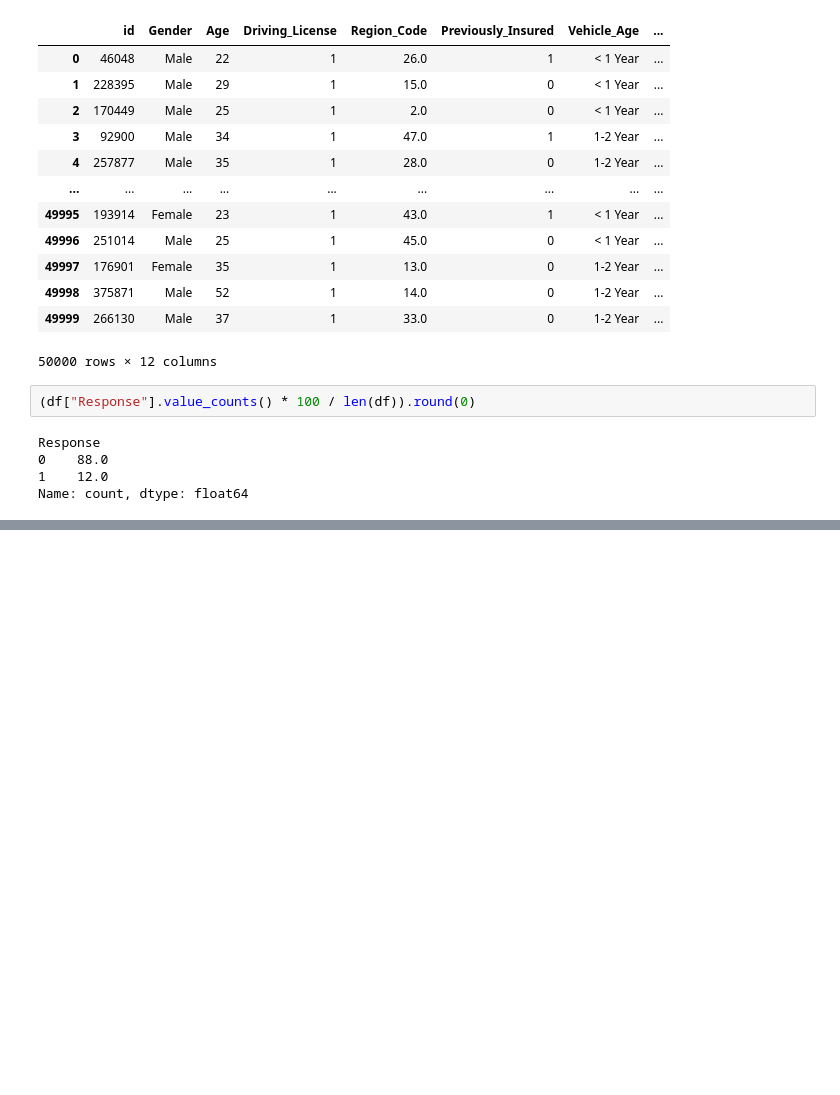
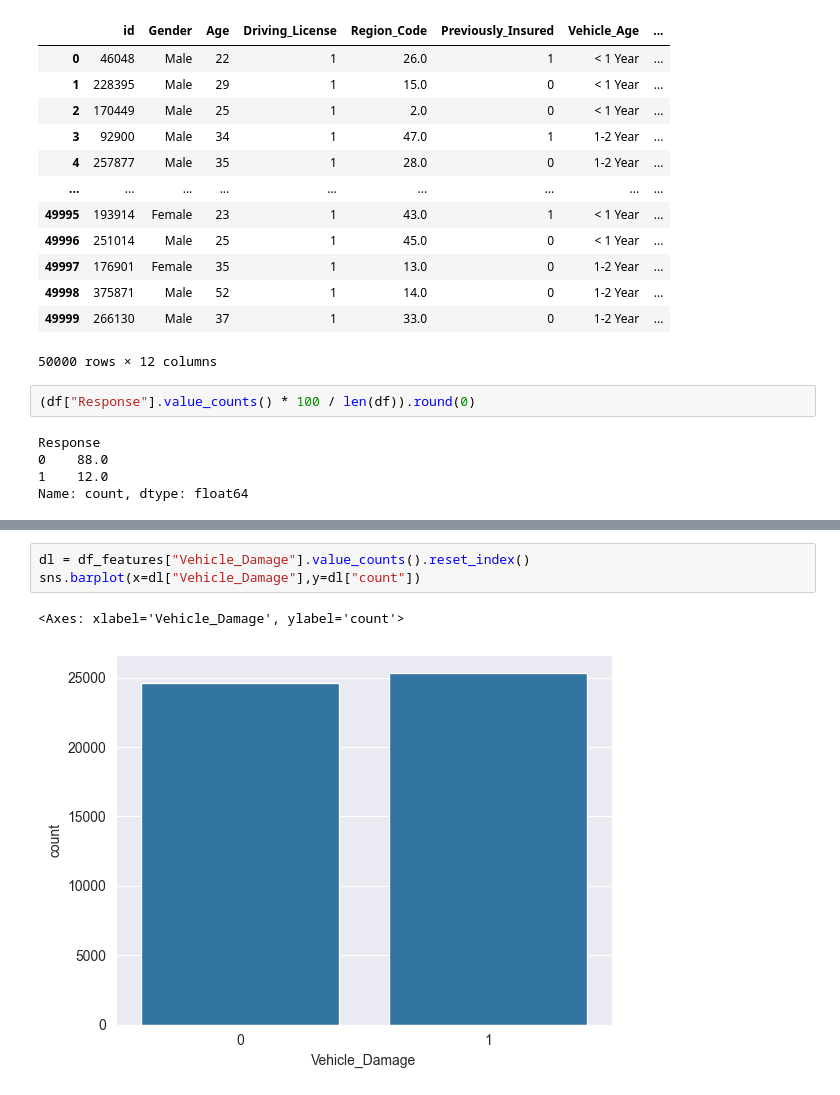
Before and after one commit to amithvardhan99/hicounselor, a Jupyter notebook: Health Insurance Cross Sell Prediction Skills/notebook.ipynb, the cells around one changed output, grey strips where cells are left out. Saved outputs shown, nothing was run; the diff lists cells and outputs as text; blank space fills up the shorter version.

```diff
--- a/Health Insurance Cross Sell Prediction Skills/notebook.ipynb
+++ b/Health Insurance Cross Sell Prediction Skills/notebook.ipynb
@@ -89,0 +251,6 @@ Name: count, dtype: float64
+# %%
+dl = df_features["Vehicle_Damage"].value_counts().reset_index()
+sns.barplot(x=dl["Vehicle_Damage"],y=dl["count"])
+# %% [output]
+<Axes: xlabel='Vehicle_Damage', ylabel='count'>
+[figure, added]
```
Also changed, not shown: parts of 27 cells of this notebook.
